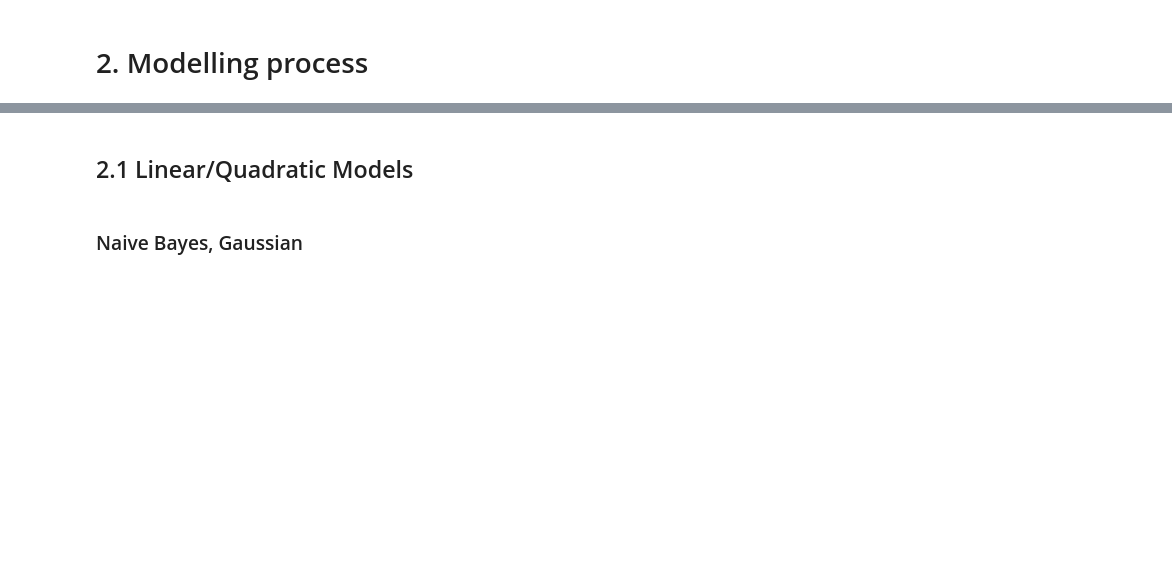
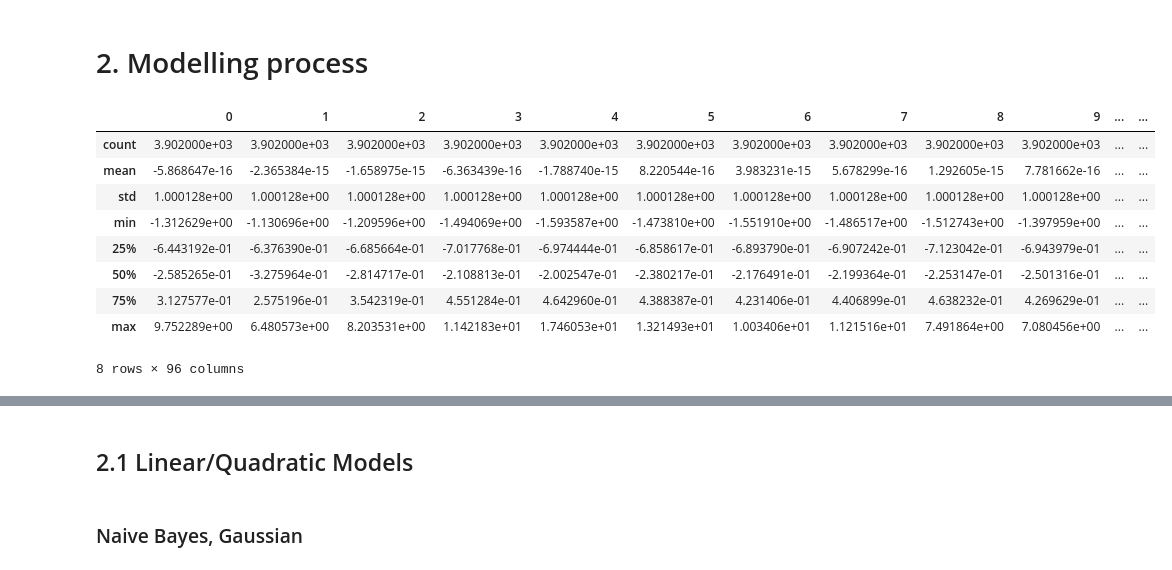
Before and after one commit to josebasierra/clasificacion-imagenes-mentales-APA, a Jupyter notebook: script.ipynb, the cells around one changed output, grey strips where cells are left out. Saved outputs shown, nothing was run; the diff lists cells and outputs as text; code cells hidden in the pictures; blank space fills up the shorter version.

```diff
--- a/script.ipynb
+++ b/script.ipynb
@@ -245,19 +235,60 @@ Explained Variance Ratios:
 # %% [markdown]
 # 2. Modelling process
 # %%
-#prepare data for models (separate labels)
+##prepare data for models (separate labels) and transform data
+from sklearn.preprocessing import MinMaxScaler
+from sklearn.preprocessing import StandardScaler
+from sklearn.decomposition import PCA
+
 X_train = np.delete(training, 96, 1)
 y_train = training[:,96]
 
 X_test = np.delete(test, 96, 1)
 y_test = test[:,96]
-
 
 X_test1 = np.delete(test_subject1, 96, 1)
 y_test1 = test_subject1[:,96]
 
 X_test2 = np.delete(test_subject2, 96, 1)
 y_test2 = test_subject2[:,96]
 
 X_test3 = np.delete(test_subject3, 96, 1)
 y_test3 = test_subject3[:,96]
+
+
+#scaler transformation
+scaler = StandardScaler()
+scaler.fit(X_train)
+
+X_train = (scaler.transform(X_train))
+X_test  = (scaler.transform(X_test))
+
+X_test1 = (scaler.transform(X_test1))
+X_test2 = (scaler.transform(X_test2))
+X_test3 = (scaler.transform(X_test3))
+
+#PCA
+# pca = PCA(0.85)
+# pca.fit(X_train)
+
+# X_train = pca.transform(X_train)
+# X_test  = pca.transform(X_test )
+# X_test1 = pca.transform(X_test1)
+# X_test2 = pca.transform(X_test2)
+# X_test3 = pca.transform(X_test3)
+
+
+
+frame = pd.DataFrame(X_train)
+frame.describe()
+# %% [output]
+|  | 0 | 1 | 2 | 3 | 4 | 5 | 6 | 7 | 8 | 9 | ... | ... |
+| count | 3.902000e+03 | 3.902000e+03 | 3.902000e+03 | 3.902000e+03 | 3.902000e+03 | 3.902000e+03 | 3.902000e+03 | 3.902000e+03 | 3.902000e+03 | 3.902000e+03 | ... | ... |
+| mean | -5.868647e-16 | -2.365384e-15 | -1.658975e-15 | -6.363439e-16 | -1.788740e-15 | 8.220544e-16 | 3.983231e-15 | 5.678299e-16 | 1.292605e-15 | 7.781662e-16 | ... | ... |
+| std | 1.000128e+00 | 1.000128e+00 | 1.000128e+00 | 1.000128e+00 | 1.000128e+00 | 1.000128e+00 | 1.000128e+00 | 1.000128e+00 | 1.000128e+00 | 1.000128e+00 | ... | ... |
+| min | -1.312629e+00 | -1.130696e+00 | -1.209596e+00 | -1.494069e+00 | -1.593587e+00 | -1.473810e+00 | -1.551910e+00 | -1.486517e+00 | -1.512743e+00 | -1.397959e+00 | ... | ... |
+| 25% | -6.443192e-01 | -6.376390e-01 | -6.685664e-01 | -7.017768e-01 | -6.974444e-01 | -6.858617e-01 | -6.893790e-01 | -6.907242e-01 | -7.123042e-01 | -6.943979e-01 | ... | ... |
+| 50% | -2.585265e-01 | -3.275964e-01 | -2.814717e-01 | -2.108813e-01 | -2.002547e-01 | -2.380217e-01 | -2.176491e-01 | -2.199364e-01 | -2.253147e-01 | -2.501316e-01 | ... | ... |
+| 75% | 3.127577e-01 | 2.575196e-01 | 3.542319e-01 | 4.551284e-01 | 4.642960e-01 | 4.388387e-01 | 4.231406e-01 | 4.406899e-01 | 4.638232e-01 | 4.269629e-01 | ... | ... |
+| max | 9.752289e+00 | 6.480573e+00 | 8.203531e+00 | 1.142183e+01 | 1.746053e+01 | 1.321493e+01 | 1.003406e+01 | 1.121516e+01 | 7.491864e+00 | 7.080456e+00 | ... | ... |
+8 rows × 96 columns
```
Also changed, not shown: parts of 19 cells of this notebook.
